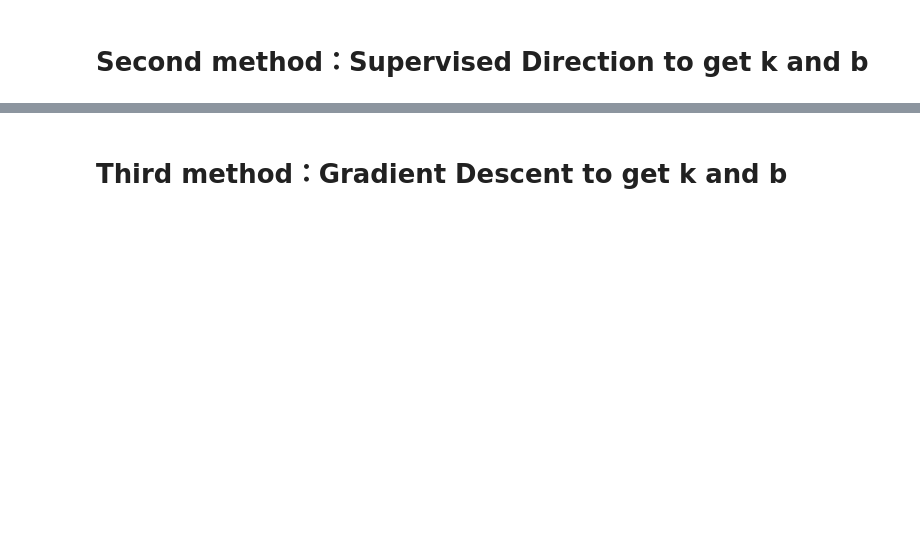
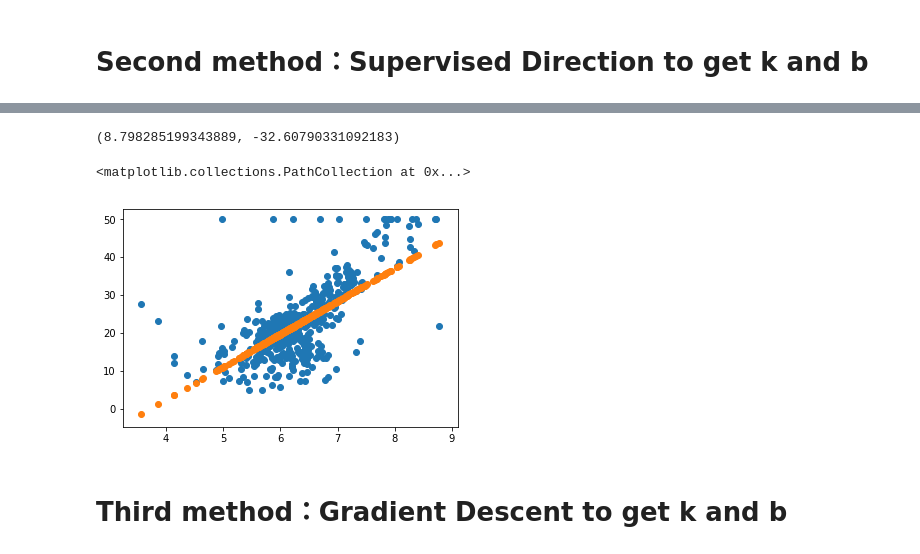
Before and after one commit to Liuhonglian007/06.30_lesson01, a Jupyter notebook: 0706-lesson02/house_price_machine_learing.ipynb, the cells around one changed output, grey strips where cells are left out. Cells and saved outputs as stored; diff of their text form; code cells hidden in the pictures; blank space fills up the shorter version.

```diff
--- a/0706-lesson02/house_price_machine_learing.ipynb
+++ b/0706-lesson02/house_price_machine_learing.ipynb
@@ -70,2 +88,5 @@ plt.scatter(x[:,5],y)
+# %%
+def loss(y,y_hat):
+    return sum((y_i-y_hat_i)**2 for y_i,y_hat_i in zip(list(y),list(y_hat)))/len(y)
 # %% [markdown]
 # First method：Randomly Choose k and b
@@ -72,2 +152,30 @@ plt.scatter(x[:,5],y)
 # %% [markdown]
 # Second method：Supervised Direction to get k and b
+# %%
+trying_times=2000
+min_loss=float('inf')
+direction=[(1,1),
+          (1,-1),
+          (-1,1),
+          (-1,-1)]
+k_direction,b_direction=random.choice(direction)
+scaler=0.1
+best_k=random.random()*200-100
+best_b=random.random()*200-100
+
+update_time=0
+
+for i in range(trying_times):
+    current_k,current_b=best_k+scaler*k_direction,best_b+scaler*b_direction
+    price_rm_k_and_b=[price(rm,current_k,current_b) for rm in x_rm]
+
+    current_loss=loss(y,price_rm_k_and_b)
+
+    if current_loss<min_loss:
+        min_loss=current_loss
+        best_k,best_b=current_k,current_b
+        update_time+=1
+        if update_time%10==0:
+            print("the time is:{},k is {},b is {},the loss is {}:".format(i,best_k,best_b,min_loss))
+    else:
+        k_direction,b_direction=random.choice(direction)
@@ -74,2 +200,12 @@ plt.scatter(x[:,5],y)
+# %%
+best_k,best_b
+# %% [output]
+(8.798285199343889, -32.60790331092183)
+# %%
+plt.scatter(x_rm,y)
+plt.scatter(x_rm,price_rm_k_and_b)
+# %% [output]
+<matplotlib.collections.PathCollection at 0x...>
+[figure, added]
 # %% [markdown]
 # Third method：Gradient Descent to get k and b
```
Also changed, not shown: parts of 22 cells of this notebook.
